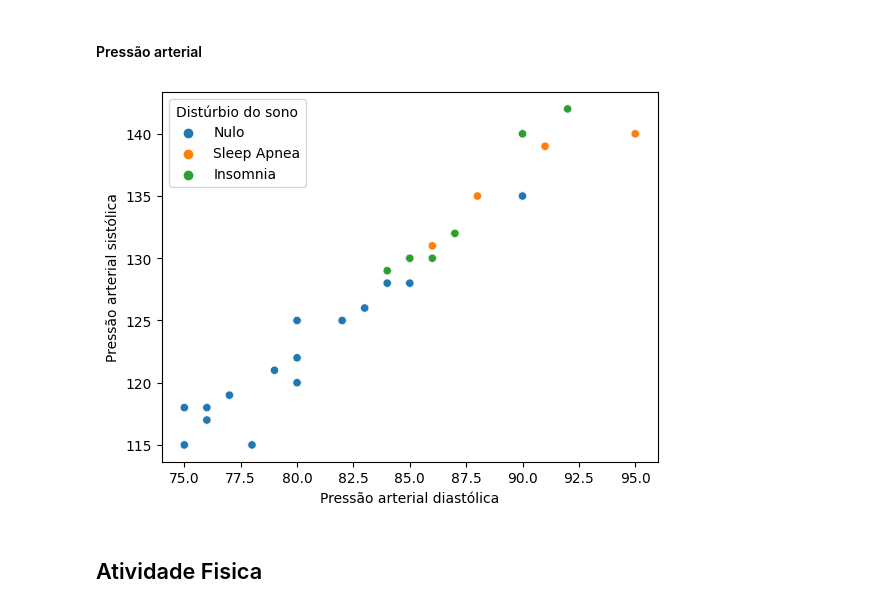
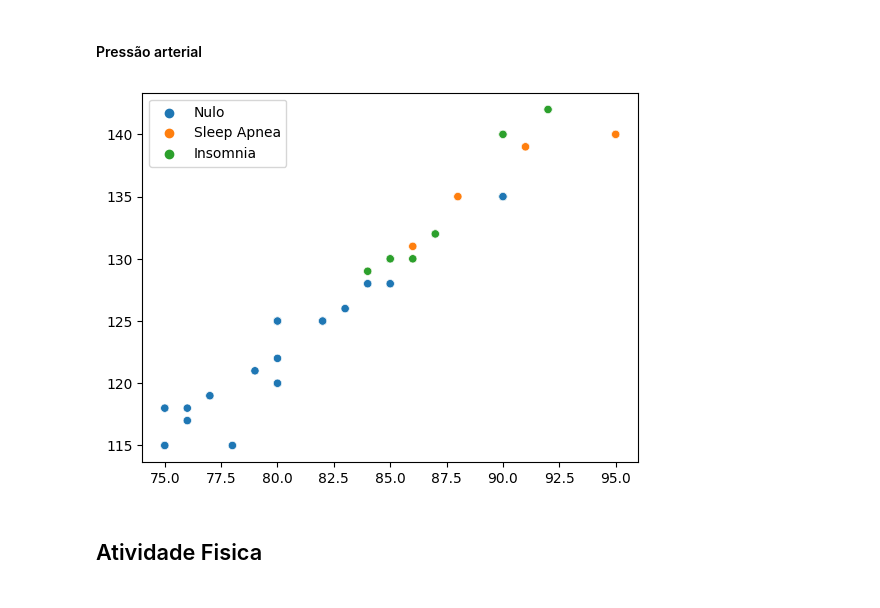
Before and after one commit to kaladabrio2020/Classfica-aoQualidadeDoSono, a Jupyter notebook: Analise.ipynb, the cells around one changed output. Saved outputs shown, nothing was run; the diff lists cells and outputs as text; code cells hidden in the pictures.

Commit message:
data170

```diff
--- a/Analise.ipynb
+++ b/Analise.ipynb
@@ -164,13 +164,13 @@ plt.show()
 #### Pressão arterial
 # %%
 sea.scatterplot(
-    x = data['Pressão arterial diastólica'],
-    y = data['Pressão arterial sistólica'],
-    hue= data['Distúrbio do sono']
+    x = data['Pressão arterial diastólica'].values,
+    y = data['Pressão arterial sistólica'].values,
+    hue= data['Distúrbio do sono'].values
 )
 plt.show()
 # %% [output]
-[figure, old version]
+[figure, new version]
 # %% [markdown]
 ## Atividade Fisica
 # %%
```
Also changed, not shown: parts of 7 cells of this notebook.
